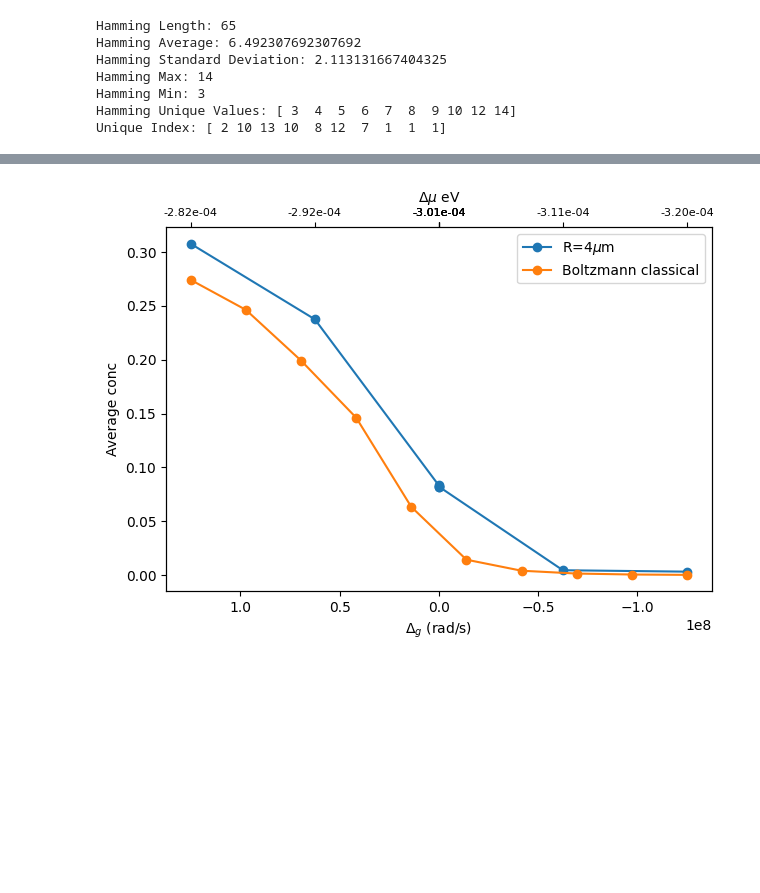
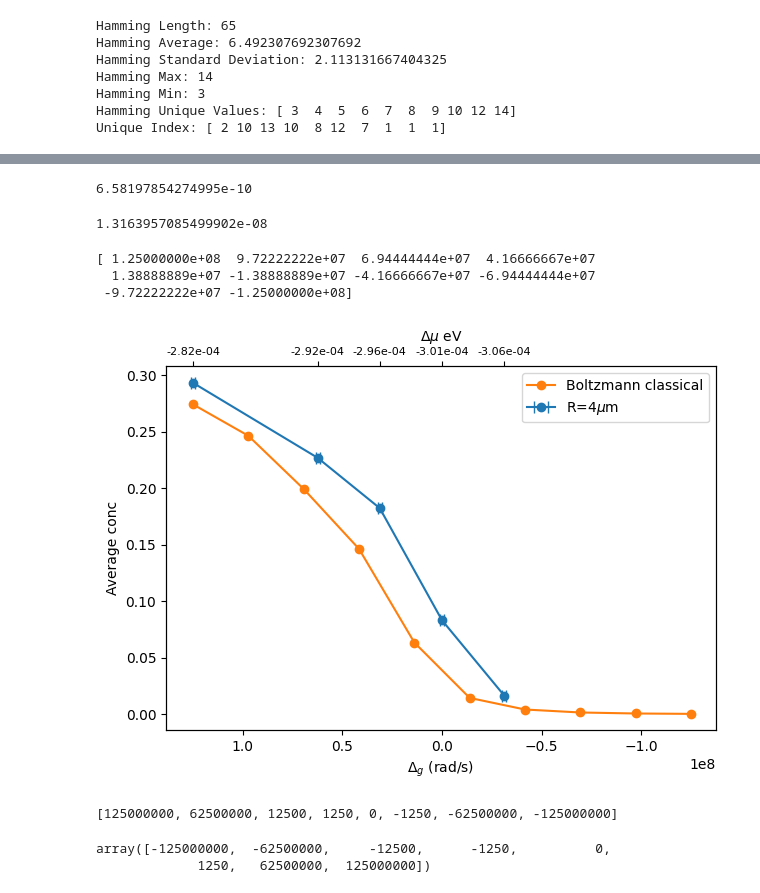
Before and after one commit to cmc-ucl/rydberg_atoms, a Jupyter notebook: paper_part_two.ipynb, the cells around one changed output, grey strips where cells are left out. Drawn from its saved outputs; the diff is of its cells as text; code cells hidden in the pictures; blank space fills up the shorter version.

```diff
--- a/paper_part_two.ipynb
+++ b/paper_part_two.ipynb
@@ -436,0 +604,10 @@ Unique Index: [ 2 10 13 10  8 12  7  1  1  1]
+# %%
+preseqs,postseqs = read_all_sequences_from_folder("qpu_data/small_structure/4.01micrometers")
+preseqs = np.array(preseqs)
+postseqs = np.array(postseqs)
+
+preseqs = stack_chunks_vertically(preseqs)
+postseqs = stack_chunks_vertically(postseqs)
+# %%
+len_hamming, hamming_average, hamming_std,hamming_max,hamming_min,\
+hamming_unique, unique_index = get_hamming(preseqs,postseqs)
@@ -481,8 +719,9 @@ concentration = np.array(df.iloc[:, 0].values)
 # Loop over each Delta_mu column
 for col in df.columns[1:]:
     y = df[col].values  # Probability
-    label = f"Boltzmann (Δμ={np.array(col)*eV_to_rad_s:.3e})"
-    ax.plot(concentration/num_sites, y,'o', label=label)
+    # print(col)
+    label = f"(Δμ={float(col[:-4])*eV_to_rad_s:.3e})"
+    ax.plot(concentration/num_sites, y,'o-', label=label)
 
 # ax.set_xlim((-1,30))
 # Improve plot aesthetics
@@ -511,5 +810,13 @@ normalized_x
+# %%
+1000000/eV_to_rad_s
+# %% [output]
+6.58197854274995e-10
+# %%
+20000000/eV_to_rad_s
+# %% [output]
+1.3163957085499902e-08
 # %%
-delta_g_all = ['-125000000','-62500000','-12500','-1250','0','1250','62500000','125000000']
+delta_g_all = ['125000000','62500000','31250000','0','-31250000']
 delta_g_all_int = [int(x) for x in delta_g_all]
 
 C6 = 5.42e-24  # C6 constant in rad m^6 / s
@@ -525,36 +832,57 @@ x = np.array(Delta_g_hardware_all)  # wavelength in nm
 y = np.array(hamming_average_all)/num_sites  # fake spectrum
 
 fig, ax_bottom = plt.subplots()
-ax_bottom.plot(x, y,'o-',label='R=4$\mu$m')
+ax_bottom.errorbar(
+    x, y,
+    xerr=1e6,  # ±5e5 rad/s
+    fmt='o-', capsize=4,
+    label='R=4$\mu$m'
+)
 ax_bottom.set_xlabel('$\Delta_g$ (rad/s)')
 ax_bottom.set_ylabel('Average conc')
 
 
 # Invert x-axis here
 ax_bottom.invert_xaxis()
 data = np.loadtxt('data/Monte_carlo/average_conc_Boltzmann_1K_Vr.csv', delimiter=',', skiprows=1)
-
+# data = np.loadtxt('data/Monte_carlo/average_conc_Boltzmann_hardware_1K_Vr.csv', delimiter=',', skiprows=1)
 # Split into x and y vectors
 x_data = data[:, 0][::-1]  # Delta_mu (rad/s) (manually invert x axis)
 y_data = data[:, 1]  # Average_conc
+# print(x_data)
+# x_data = np.array(x_data)-20000000
+
+print(x_data)
 ax_bottom.plot(x_data, y_data,'o-',label='Boltzmann classical')
 
 # Top axis: energy in eV
 ax_top = ax_bottom.twiny()
 
 # Sync top axis with inverted bottom axis
 ax_top.set_xlim(ax_bottom.get_xlim())
 
 # Set custom ticks based on energy
 Delta_g_hardware_ticks = copy.deepcopy(Delta_g_hardware_all)
 Delta_mu_ticks = [(-Delta_g_qubo + Delta_g_hardware * V_ratio) / eV_to_rad_s
                   for Delta_g_hardware in np.array(Delta_g_hardware_all)]
 
 ax_top.set_xticks(Delta_g_hardware_ticks)
 ax_top.set_xticklabels([f"{e:.2e}" for e in Delta_mu_ticks], fontsize=8)
 ax_top.set_xlabel("$\Delta\mu$ eV")
 ax_bottom.legend()
 plt.tight_layout()
 plt.show()
 # %% [output]
+[ 1.25000000e+08  9.72222222e+07  6.94444444e+07  4.16666667e+07
+  1.38888889e+07 -1.38888889e+07 -4.16666667e+07 -6.94444444e+07
+ -9.72222222e+07 -1.25000000e+08]
-[figure, old version]
+[figure, new version]
+# %%
+delta_g_all_int
+# %% [output]
+[125000000, 62500000, 12500, 1250, 0, -1250, -62500000, -125000000]
+# %%
+np.array(Delta_g_hardware_all)
+# %% [output]
+array([-125000000,  -62500000,     -12500,      -1250,          0,
+             1250,   62500000,  125000000])
```
Also changed, not shown: parts of 19 cells of this notebook, 2 other files.
